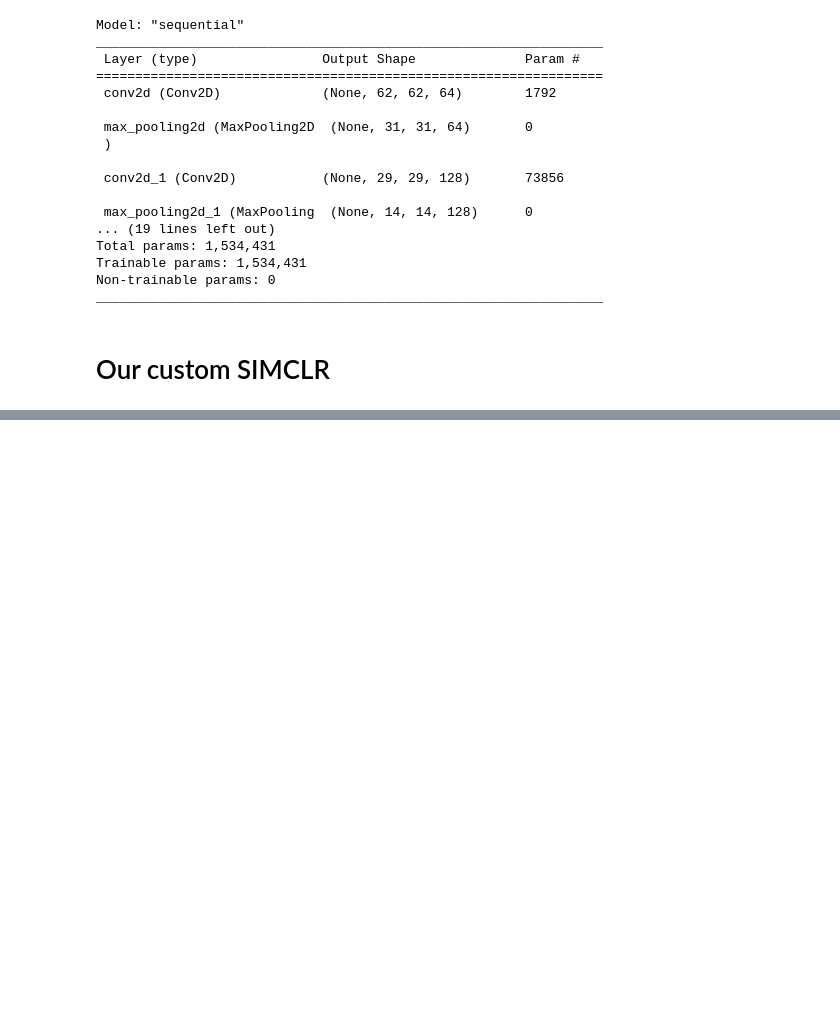
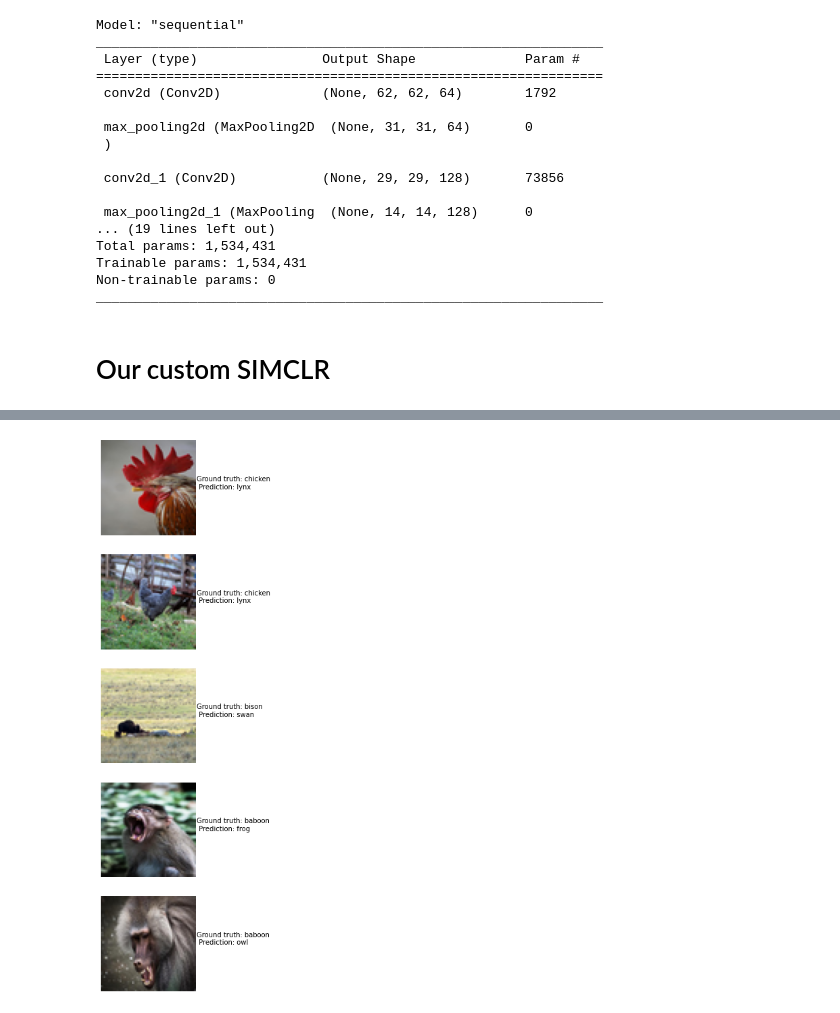
Before and after one commit to leagaze/contrastive-learning, a Jupyter notebook: Projet.ipynb, the cells around one changed output, grey strips where cells are left out. Drawn from its saved outputs; the diff is of its cells as text; code cells hidden in the pictures; blank space fills up the shorter version.

```diff
--- a/Projet.ipynb
+++ b/Projet.ipynb
@@ -422,7 +455,7 @@ class LARSOptimizer(optimizer.Optimizer):
         use_locking=False,
         use_nesterov=False)
 # %%
-from keras.layers import Input, Dense, Conv2D, MaxPooling2D, GlobalAveragePooling2D
+from keras.layers import Input, Dense, Conv2D, MaxPooling2D, GlobalAveragePooling2D, Flatten
 from keras.models import Model
 def create_models():
   #define encoder (common part to our 2 models)
@@ -438,19 +471,20 @@ def create_models():
   encoder = Model(inputs, h, name='encoder')
 
   #layers added to train SIMCLR
-  projecteur = Sequential(name="projecteur")
+  #projecteur = Sequential()
 
   latent_inputs = Input(shape=(4,4,256), name='projecteur_input')
   latent = GlobalAveragePooling2D()(latent_inputs)
-  latent = Dense(512, activation="relu")(latent)
-  z = Dense(1024, activation="linear")(latent)
+  latent = Dense(1024, activation="relu")(latent)
+  z = Dense(256, activation="sigmoid")(latent)
   projecteur = Model(latent_inputs, z, name='projecteur')
   outputs = projecteur(encoder(inputs))
   training_model = Model(inputs, outputs, name='SimCLR')
 
   #layer added to classify
   cls_inputs = Input(shape=(4,4,256), name='cls_input')
-  classification_layer=Dense(95, activation='softmax' )(cls_inputs)
+  flat=Flatten()(cls_inputs)
+  classification_layer=Dense(95, activation='softmax' )(flat)
   classifier=Model(cls_inputs, classification_layer, name="classifier")
   cls_output=classifier(encoder(inputs))
   classif_model=Model(inputs, cls_output, name='classif_model')
@@ -553,0 +592,13 @@ ValueError: ignored
+# %%
+#print(x_test.shape)
+preds=classif_model.predict(x_test)
+#print(preds.shape)
+fig, axes = plt.subplots(5, 1, figsize=(15, 15))
+for i in range(5):
+  axes[i].imshow(x_test[i*20]/255.)
+  true_text = CLASSES[int(y_test[i*20])]
+  pred_text = CLASSES[np.argmax(preds[i*20])]
+  axes[i].axis('off')
+  axes[i].text(64, 32, 'Ground truth: ' + true_text + '\n' + ' Prediction: ' + pred_text)
+# %% [output]
+[figure, added]
```
Also changed, not shown: parts of 16 cells of this notebook.
